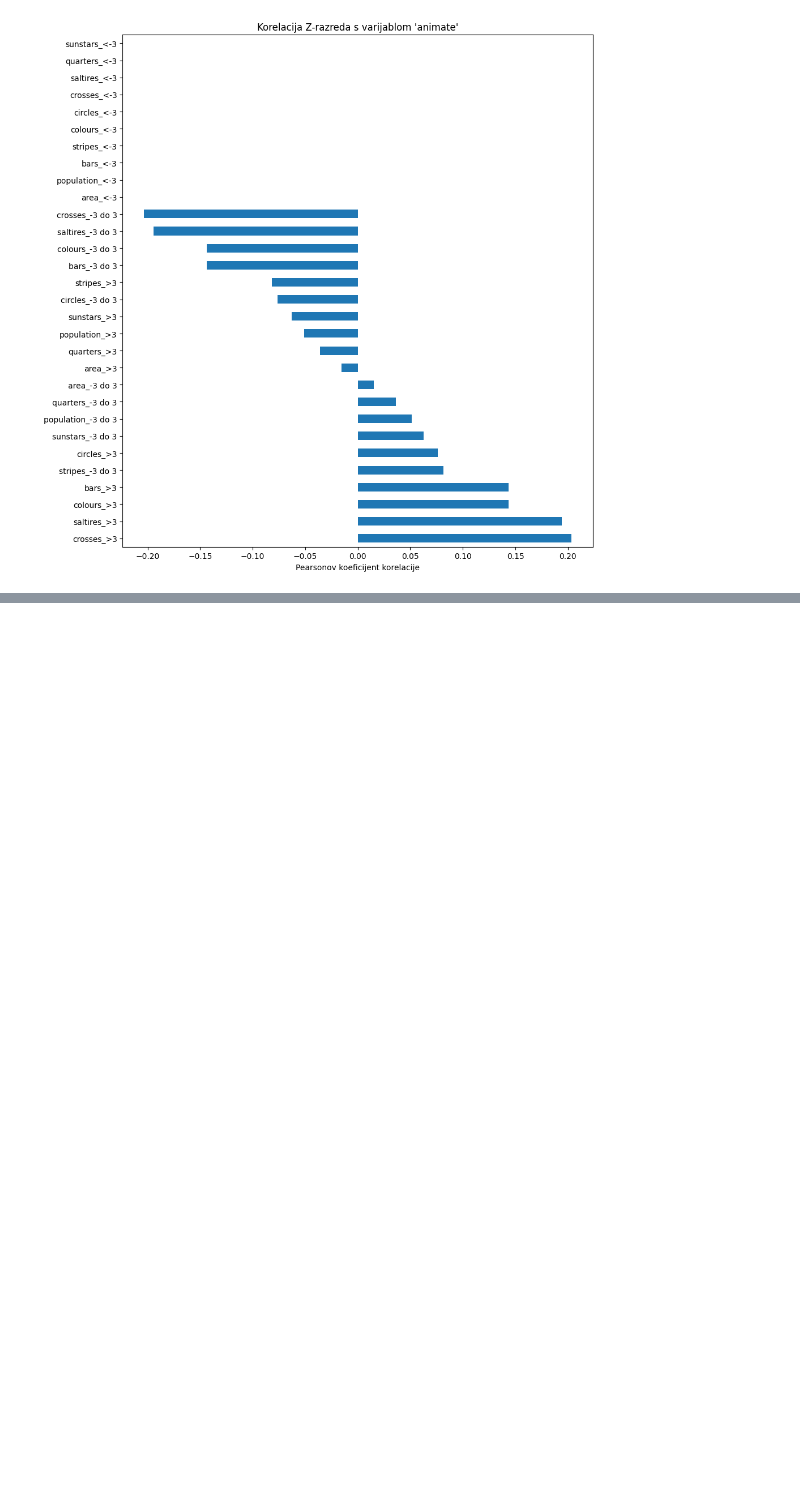
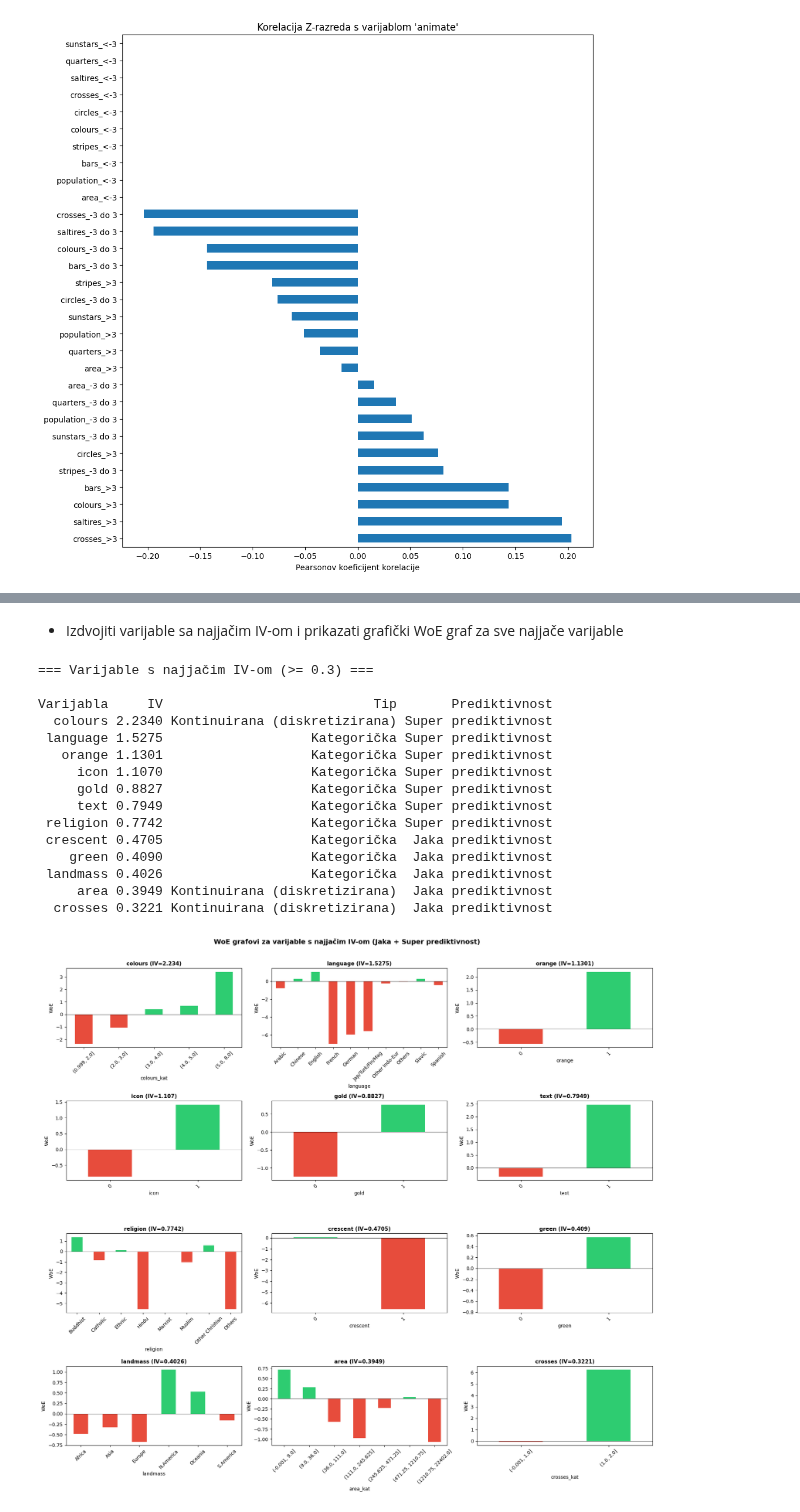
Before and after one commit to TihomirPop/NOSQL_BDA, a Jupyter notebook: 2. dio/zadatak2.ipynb, the cells around one changed output, grey strips where cells are left out. Cells and saved outputs as stored; diff of their text form; code cells hidden in the pictures; blank space fills up the shorter version.

```diff
--- a/2. dio/zadatak2.ipynb
+++ b/2. dio/zadatak2.ipynb
@@ -304,0 +447,55 @@ sunstars_<-3               NaN
+# %% [markdown]
+- Izdvojiti varijable sa najjačim IV-om i prikazati grafički WoE graf za sve najjače varijable
+# %%
+# Izdvajamo samo varijable s jakom i super prediktivnoscu (IV >= 0.3)
+najjace = df_iv[df_iv['IV'] >= 0.3]
+
+print("Varijable s najjačim IV-om (>= 0.3):\n")
+print(najjace.to_string(index=False))
+
+# Za svaku najjacu varijablu odredimo naziv stupca u df-u (kategoricke direktno, kontinuirane s _kat)
+najjace_stupci = []
+for _, row in najjace.iterrows():
+    if row['Tip'] == 'Kontinuirana (diskretizirana)':
+        najjace_stupci.append((row['Varijabla'] + '_kat', row['Varijabla']))
+    else:
+        najjace_stupci.append((row['Varijabla'], row['Varijabla']))
+
+n = len(najjace_stupci)
+n_cols = 3
+n_rows = (n + n_cols - 1) // n_cols
+fig, axes = plt.subplots(n_rows, n_cols, figsize=(18, n_rows * 4))
+axes = axes.flatten()
+
+for i, (var, naziv) in enumerate(najjace_stupci):
+    ct, iv = izracunaj_woe_iv(df, var)
+    if ct is not None:
+        ct['WoE'].plot(kind='bar', ax=axes[i], color=['#e74c3c' if v < 0 else '#2ecc71' for v in ct['WoE']])
+        axes[i].set_title(f'{naziv} (IV={round(iv, 4)})', fontsize=11, fontweight='bold')
+        axes[i].set_ylabel('WoE')
+        axes[i].tick_params(axis='x', rotation=45)
+        axes[i].axhline(y=0, color='black', linewidth=0.5)
+
+for j in range(i + 1, len(axes)):
+    axes[j].set_visible(False)
+
+plt.suptitle('WoE grafovi za varijable s najjačim IV-om (Jaka + Super prediktivnost)', fontsize=14, fontweight='bold', y=1.01)
+plt.tight_layout()
+plt.show()
+# %% [output]
+=== Varijable s najjačim IV-om (>= 0.3) ===
+
+Varijabla     IV                           Tip       Prediktivnost
+  colours 2.2340 Kontinuirana (diskretizirana) Super prediktivnost
+ language 1.5275                   Kategorička Super prediktivnost
+   orange 1.1301                   Kategorička Super prediktivnost
+     icon 1.1070                   Kategorička Super prediktivnost
+     gold 0.8827                   Kategorička Super prediktivnost
+     text 0.7949                   Kategorička Super prediktivnost
+ religion 0.7742                   Kategorička Super prediktivnost
+ crescent 0.4705                   Kategorička  Jaka prediktivnost
+    green 0.4090                   Kategorička  Jaka prediktivnost
+ landmass 0.4026                   Kategorička  Jaka prediktivnost
+     area 0.3949 Kontinuirana (diskretizirana)  Jaka prediktivnost
+  crosses 0.3221 Kontinuirana (diskretizirana)  Jaka prediktivnost
+[figure, added]
```
Also changed, not shown: parts of 5 cells of this notebook.
